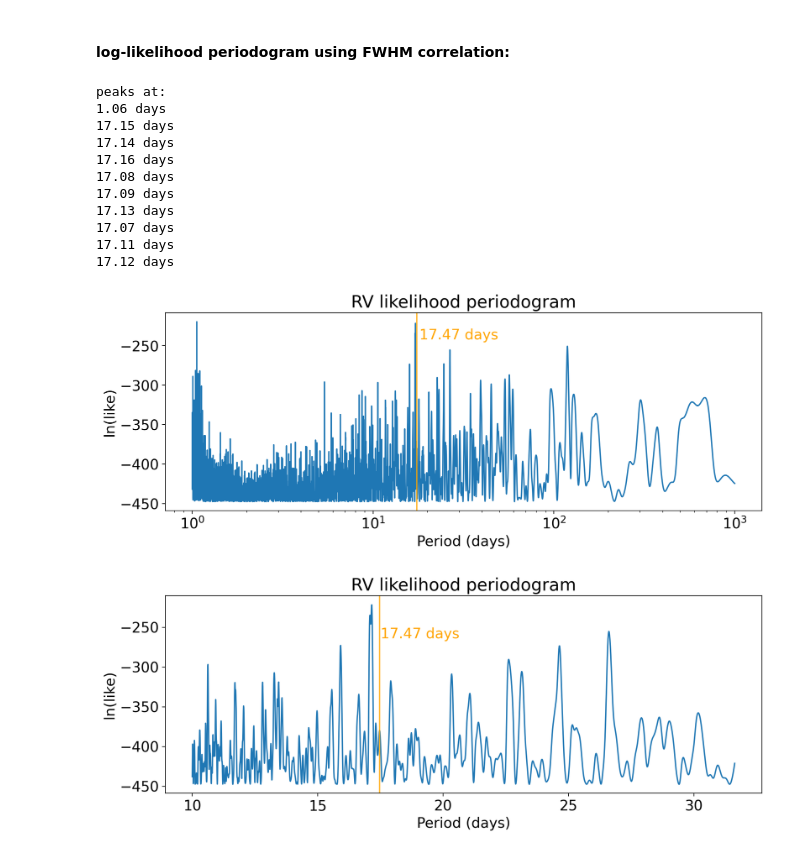
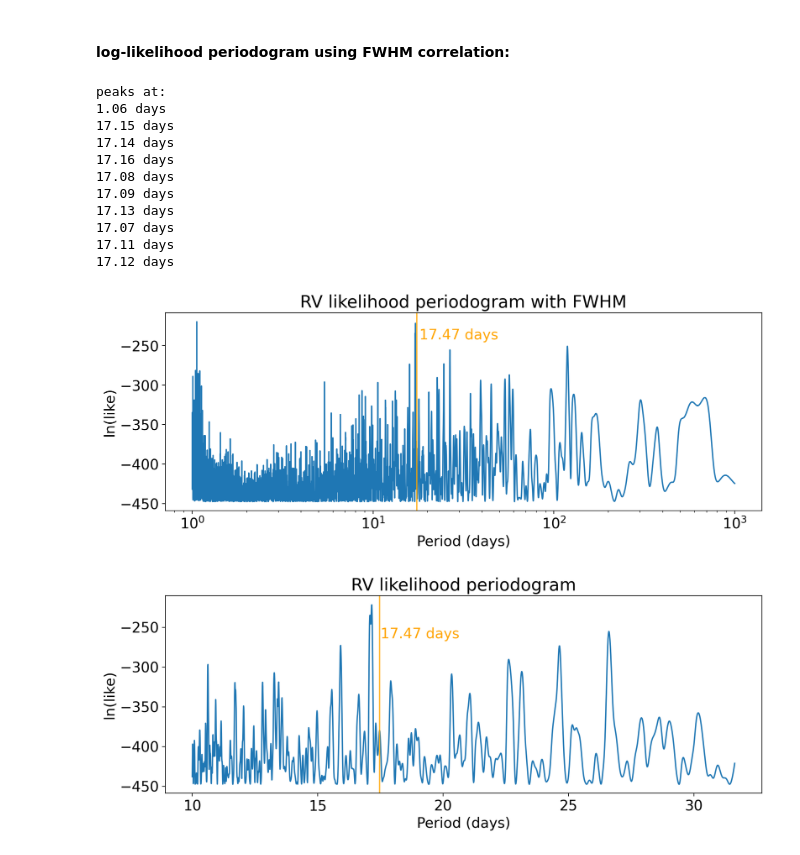
Before and after one commit to megbedell/tesstwin, a Jupyter notebook: notebooks/exoplanet/rv_only_serval.ipynb, the cells around one changed output. Drawn from its saved outputs; the diff is of its cells as text; code cells hidden in the pictures.

```diff
--- a/notebooks/exoplanet/rv_only_serval.ipynb
+++ b/notebooks/exoplanet/rv_only_serval.ipynb
@@ -404,29 +408,31 @@ for i,p in enumerate(ps):
 # %%
 fig,ax = plt.subplots(1,1,figsize=(12,4))
 ax.plot(ps, loglikes)
 ax.set_xscale('log')
-ax.set_title('RV likelihood periodogram')
+ax.set_title('RV likelihood periodogram with FWHM')
 ax.set_xlabel('Period (days)')
 ax.set_ylabel('ln(like)')
 ax.axvline(planet_period, color='orange', alpha=0.8)
 ax.text(18,np.max(loglikes)*1.1,'{0:.2f} days'.format(planet_period), color='orange')
 print("peaks at:")
 sorted_peaks = ps[np.argsort(loglikes)[::-1]]
 for i in range(10):
     print("{0:.2f} days".format(sorted_peaks[i]))
+fig.tight_layout()
+plt.savefig(plot_dir+'lnlike_periodogram_serval_fwhm.pdf')
 # %% [output]
 peaks at:
 1.06 days
 17.15 days
 17.14 days
 17.16 days
 17.08 days
 17.09 days
 17.13 days
 17.07 days
 17.11 days
 17.12 days
-[figure, old version]
+[figure, new version]
 # %%
 ps_small = np.logspace(1,1.5,2000)
 loglikes_small = np.zeros_like(ps_small)
```
Also changed, not shown: parts of 2 cells of this notebook, 3 other files.
